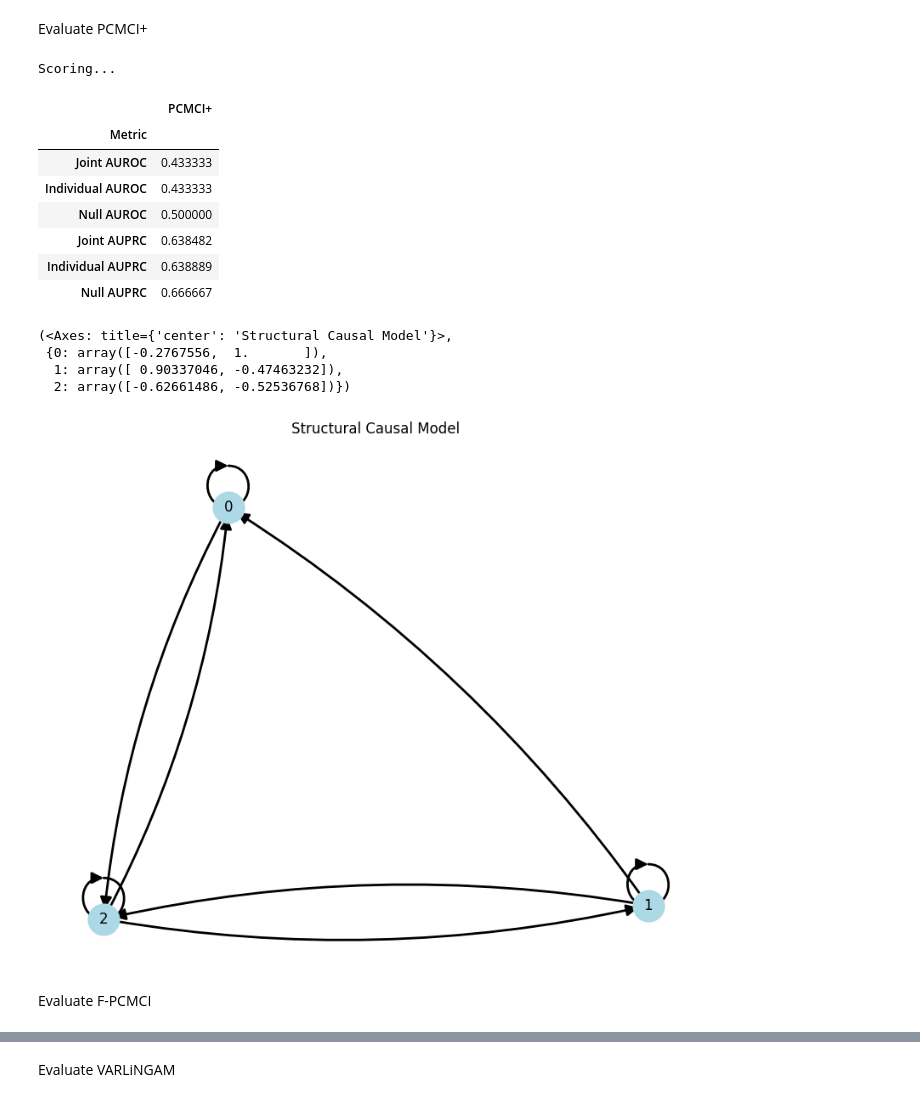
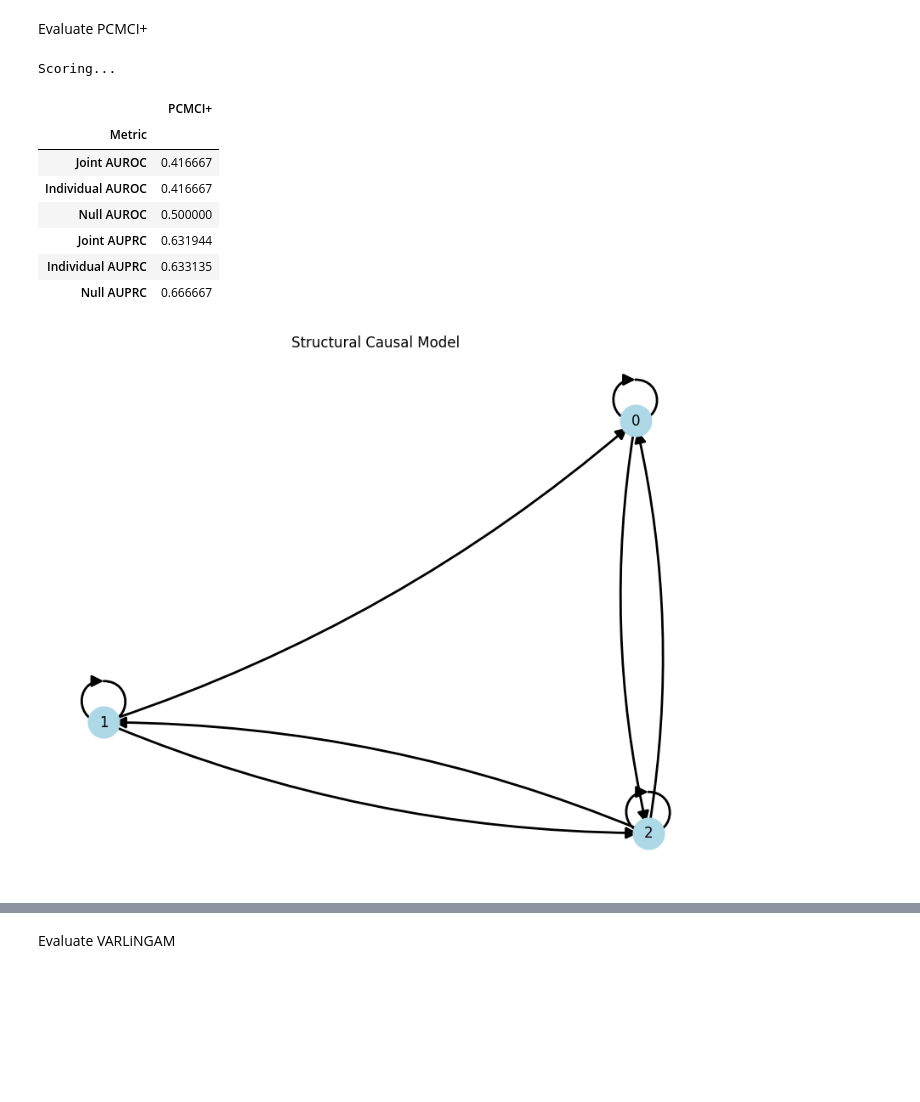
Before and after one commit to kausable/CausalDynamics, a Jupyter notebook: _sources/notebooks/eval_pipeline.ipynb, the cells around one changed output, grey strips where cells are left out. Drawn from its saved outputs; the diff is of its cells as text; code cells hidden in the pictures; blank space fills up the shorter version.

```diff
--- a/_sources/notebooks/eval_pipeline.ipynb
+++ b/_sources/notebooks/eval_pipeline.ipynb
@@ -101,18 +80,0 @@ Evaluate TSCI
-# %%
-# TSCI
-tau_max = 1
-corr_thres = 0.8
-
-## Estimate adjacency matrix
-tsci_adj_matrix = []
-for x in tqdm(timeseries):
-    tsci_model = TSCI(tau_max=tau_max, corr_thres=corr_thres)
-    tsci_model.run(X=x)
-    tsci_adj_matrix.append(copy.deepcopy(tsci_model.adj_matrix))
-
-## Compute scores
-score(
-    preds= np.array(tsci_adj_matrix),
-    labs= adj_matrix,
-    name='TSCI'
-)
@@ -140,39 +83,33 @@ Evaluate PCMCI+
 # %%
 # PCMCI+
 tau_max = 1
-pc_alpha = 0.05
+pc_alpha = 0.01
 
 ## Estimate adjacency matrix
 pcmci_plus_adj_matrix = []
 for x in tqdm(timeseries):
     pcmciplus_model = PCMCIPlus(tau_max=tau_max, pc_alpha=pc_alpha)
     pcmciplus_model.run(X=x)
     pcmci_plus_adj_matrix.append(copy.deepcopy(pcmciplus_model.adj_matrix))
 
 ## Compute scores
 score(
     preds= np.array(pcmci_plus_adj_matrix),
     labs= adj_matrix,
     name='PCMCI+'
 )
 # %% [output]
 Scoring...
 |  | PCMCI+ |
 | Metric |  |
-| Joint AUROC | 0.433333 |
-| Individual AUROC | 0.433333 |
+| Joint AUROC | 0.416667 |
+| Individual AUROC | 0.416667 |
 | Null AUROC | 0.500000 |
-| Joint AUPRC | 0.638482 |
-| Individual AUPRC | 0.638889 |
+| Joint AUPRC | 0.631944 |
+| Individual AUPRC | 0.633135 |
 | Null AUPRC | 0.666667 |
 # %%
 G = create_scm_graph(pcmciplus_model.adj_matrix)
-plot_scm(G)
+plot_scm(G);
 # %% [output]
-(<Axes: title={'center': 'Structural Causal Model'}>,
- {0: array([-0.2767556,  1.       ]),
-  1: array([ 0.90337046, -0.47463232]),
-  2: array([-0.62661486, -0.52536768])})
-[figure, old version]
+[figure, new version]
-# %% [markdown]
-Evaluate F-PCMCI
```
Also changed, not shown: parts of 13 cells of this notebook, 13 other files.
